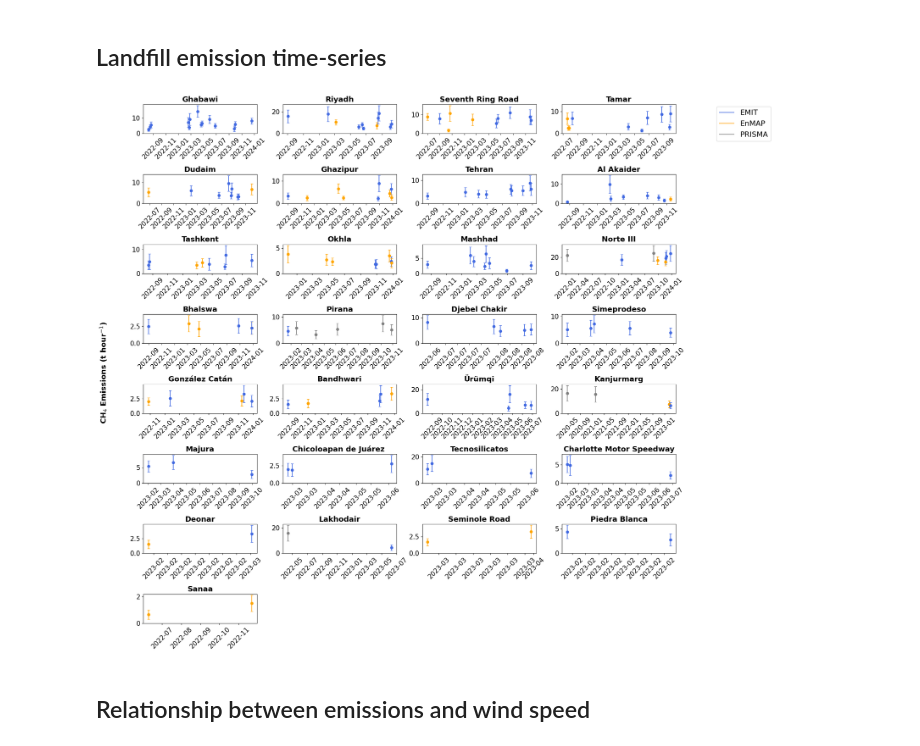
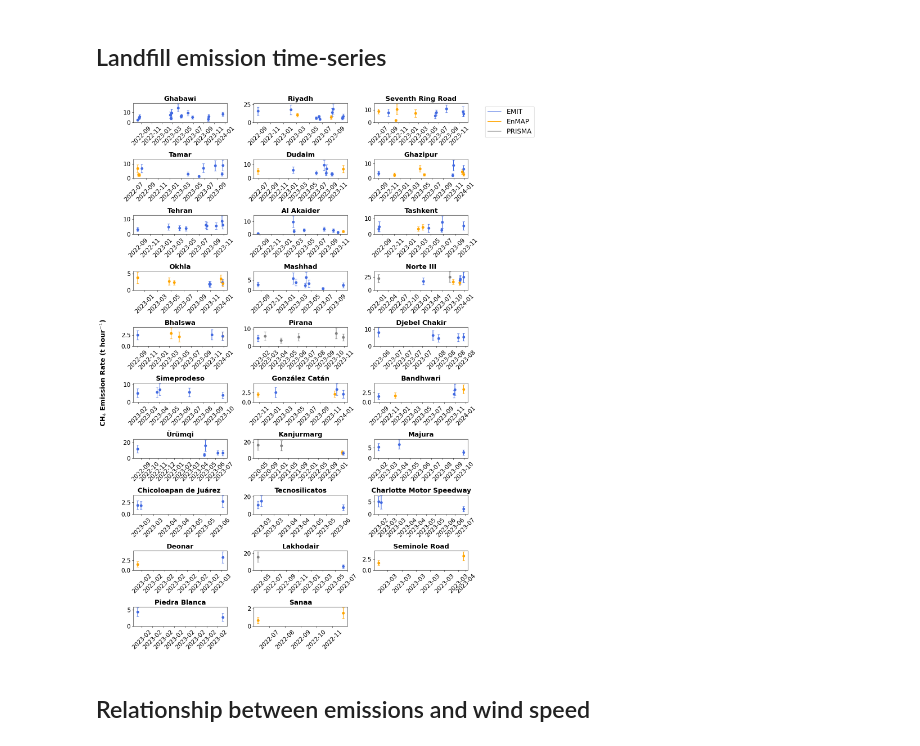
Before and after one commit to zxdawn/Hyper-Landfill, a Jupyter notebook: notebooks/emission_timeseries.ipynb, the cells around one changed output. Cells and saved outputs as stored; diff of their text form; code cells hidden in the pictures.

```diff
--- a/notebooks/emission_timeseries.ipynb
+++ b/notebooks/emission_timeseries.ipynb
@@ -128,37 +128,41 @@ def plot_errorbar_stats(ax, df, title, color='royalblue', xaxis='datetime'):
 # %% [markdown]
 ## Landfill emission time-series
 # %%
-ncols = 4
-nrows = int(np.ceil(len(landfill_name_all)/4))
-fig, axs = plt.subplots(nrows=nrows, ncols=ncols, figsize=(18, 18))
+ncols = 3
+nrows = int(np.ceil(len(landfill_name_all)/ncols))
+fig, axs = plt.subplots(nrows=nrows, ncols=ncols, figsize=(13, 20))#, sharex=True)
 axs = axs.flatten()
 
 for index,name in enumerate(landfill_name_all):
     plot_errorbar_stats(axs[index], df_tseries_all[df_tseries_all['name']==name], title=name)
 
 fig.tight_layout()
 
 empty_fig_num = nrows*ncols - len(landfill_name_all)
 if empty_fig_num > 0:
     for i in range(empty_fig_num):
         axs[-i-1].axis('off')
 
 fig.legend(
     loc='upper right',
     bbox_to_anchor=(1.15, 0.98),
     handles=[
         Line2D([], [], c='royalblue', label="EMIT"),
         Line2D([], [], c='orange', label="EnMAP"),
         Line2D([], [], c='gray', label="PRISMA"),
     ]
 )
 
+for ax in axs:
+    ax.set_ylim(ymin=0)
+
 # fig.text(0.5, -0.02, 'Date', ha='center', size=font_size, fontweight='bold')
-fig.text(-0.05, 0.5, 'CH$_4$ Emissions (t hour$^{-1}$)', va='center', rotation='vertical', size=font_size, fontweight='bold')
+fig.text(-0.05, 0.5, 'CH$_4$ Emission Rate (t hour$^{-1}$)', va='center', rotation='vertical', size=font_size, fontweight='bold')
 
+fig.tight_layout()
 fig.savefig('../figures/emission_tseries_all.pdf')
 # %% [output]
-[figure, old version]
+[figure, new version]
 # %% [markdown]
 ## Relationship between emissions and wind speed
 # %%
```
Also changed, not shown: parts of 5 cells of this notebook, 2 other files.
